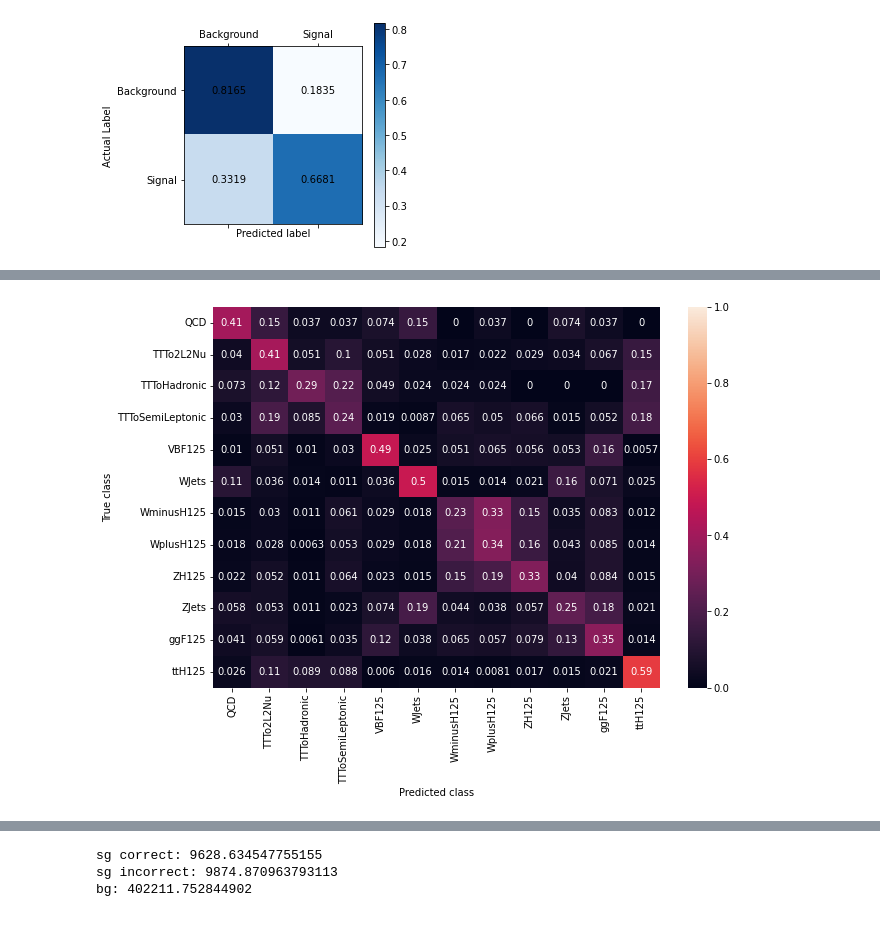
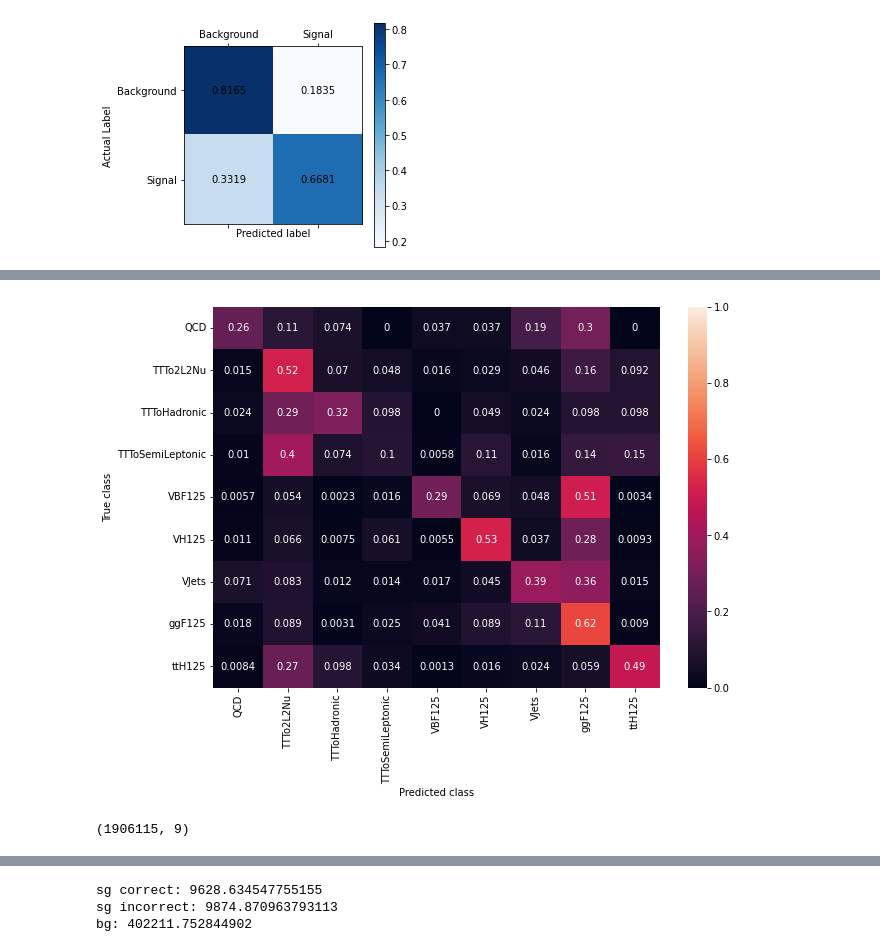
Before and after one commit to joeb42/Invisible-Higgs, a Jupyter notebook: ttbar_notebooks/binary/RNN.ipynb, the cells around one changed output, grey strips where cells are left out. Drawn from its saved outputs; the diff is of its cells as text; code cells hidden in the pictures.

```diff
--- a/ttbar_notebooks/binary/RNN.ipynb
+++ b/ttbar_notebooks/binary/RNN.ipynb
@@ -140,0 +178,5 @@ _________________________________________________________________
+# %%
+from sklearn.model_selection import train_test_split
+
+# X_train_obj, X_valid_obj, X_train_event, X_valid_event, y_train, y_valid, train_weights, valid_weights = train_test_split(X_train_obj, X_train_event, y_train, train_weights, test_size=0.15, random_state=42, stratify=y_train)
+X_train_obj, X_valid_obj, X_train_event, X_valid_event, y_train, y_valid = train_test_split(X_train_obj, X_train_event, y_train, test_size=0.1, random_state=42, stratify=y_train)
@@ -897,17 +976,21 @@ plt.show()
 # %%
 from sklearn.metrics import confusion_matrix
 import seaborn as sns
 
 y_pred = combined_model.predict([X_test_obj, X_test_event])
 predictions = np.argmax(y_pred, axis=1)
 true = np.argmax(y_test.values, axis=1)
 cm = confusion_matrix(true, predictions, normalize='true')
-columns = ['QCD', 'TTTo2L2Nu',  'TTToHadronic',  'TTToSemiLeptonic',  'VBF125' , 'WJets', 'WminusH125',  'WplusH125',  'ZH125',  'ZJets',  'ggF125',  'ttH125']
+columns = y_train.columns
 plt.figure(figsize=(10,7))
 sns.heatmap(cm, annot=True, xticklabels=columns, yticklabels=columns, vmin=0, vmax=1)
 plt.ylabel('True class')
 plt.xlabel('Predicted class')
 plt.show()
 # %% [output]
-[figure, old version]
+[figure, new version]
+# %%
+y_train.shape
+# %% [output]
+(1906115, 9)
 # %%
```
Also changed, not shown: parts of 39 cells of this notebook, 3 other files.
